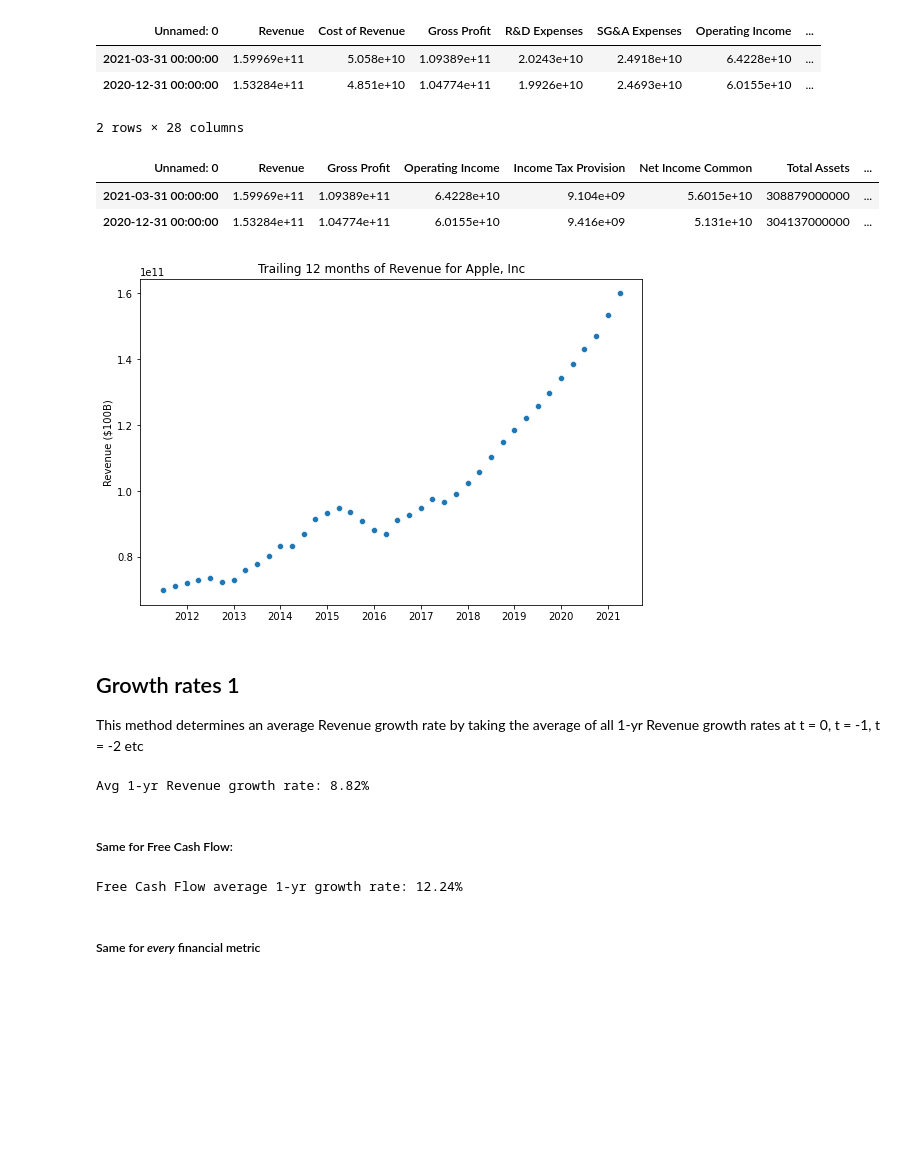
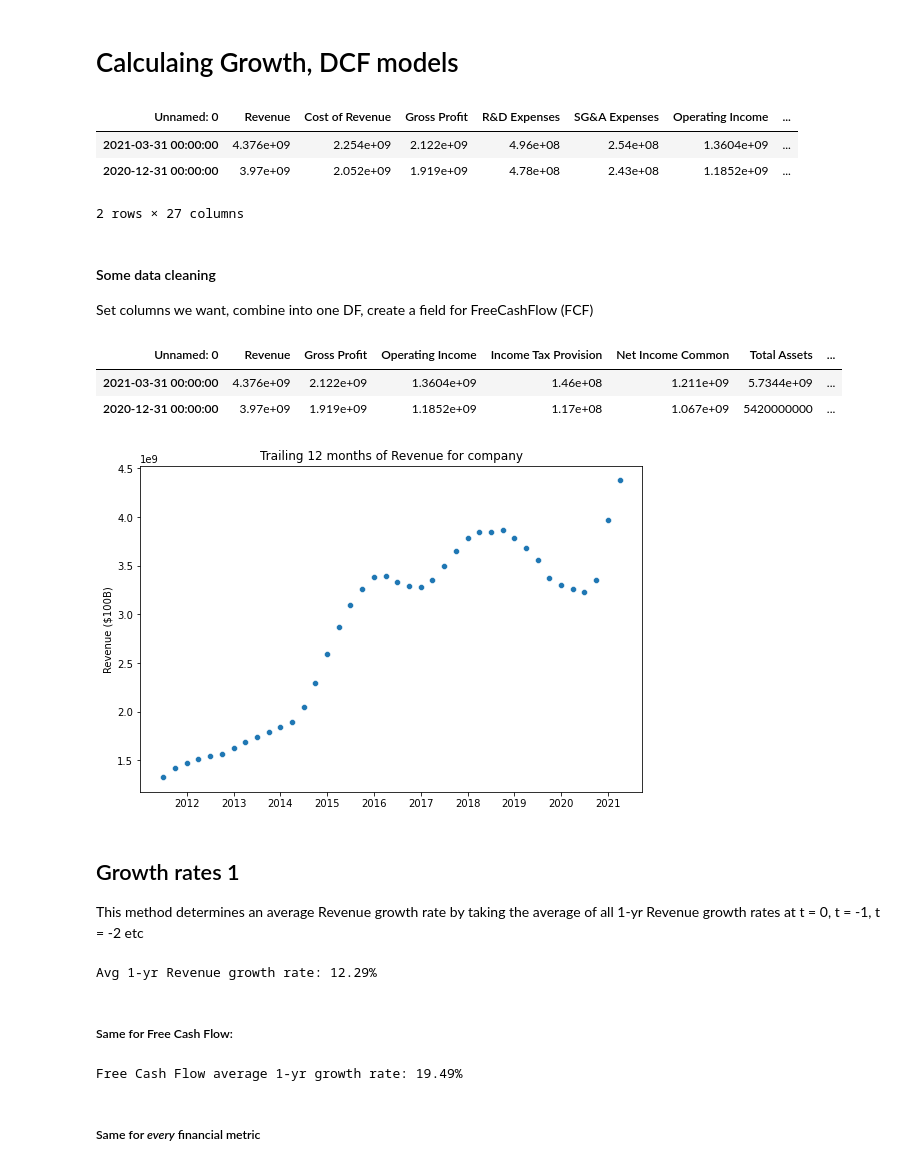
Before and after one commit to sfreagin/SEC_testing, a Jupyter notebook: growth_calcs.ipynb, the cells around one changed output. Drawn from its saved outputs; the diff is of its cells as text; code cells hidden in the pictures; blank space fills up the shorter version.

```diff
--- a/growth_calcs.ipynb
+++ b/growth_calcs.ipynb
@@ -1,14 +1,15 @@
+# %% [markdown]
+# Calculaing Growth, DCF models
 # %%
 import pandas as pd
 import numpy as np
 import matplotlib.pyplot as plt
 import seaborn as sns
 # %%
-#pull the income statement, balance sheet, and cash flow statement
-# as downloaded from stockrow.com
-ticker_inc_df = pd.read_excel(f'./Income/MSFT_inc.xlsx').T
-ticker_bal_df = pd.read_excel(f'./BalanceSheet/MSFT_bal.xlsx').T
-ticker_cfl_df = pd.read_excel(f'./CashFlow/MSFT_cashflow.xlsx').T
+#pull the income statement, balance sheet, and cash flow statement as downloaded from stockrow.com
+ticker_inc_df = pd.read_excel(f'./Income/SWKS_inc.xlsx').T
+ticker_bal_df = pd.read_excel(f'./BalanceSheet/SWKS_bal.xlsx').T
+ticker_cfl_df = pd.read_excel(f'./CashFlow/SWKS_cashflow.xlsx').T
 
 # change the first row to be the column headers
 ticker_inc_df.columns = ticker_inc_df.iloc[0]
@@ -23,14 +24,17 @@ ticker_cfl_df = ticker_cfl_df.iloc[1:]
 ticker_inc_df.head(2)
 # %% [output]
 | Unnamed: 0 | Revenue | Cost of Revenue | Gross Profit | R&D Expenses | SG&A Expenses | Operating Income | ... |
-| 2021-03-31 00:00:00 | 1.59969e+11 | 5.058e+10 | 1.09389e+11 | 2.0243e+10 | 2.4918e+10 | 6.4228e+10 | ... |
-| 2020-12-31 00:00:00 | 1.53284e+11 | 4.851e+10 | 1.04774e+11 | 1.9926e+10 | 2.4693e+10 | 6.0155e+10 | ... |
+| 2021-03-31 00:00:00 | 4.376e+09 | 2.254e+09 | 2.122e+09 | 4.96e+08 | 2.54e+08 | 1.3604e+09 | ... |
+| 2020-12-31 00:00:00 | 3.97e+09 | 2.052e+09 | 1.919e+09 | 4.78e+08 | 2.43e+08 | 1.1852e+09 | ... |
-2 rows × 28 columns
+2 rows × 27 columns
+# %% [markdown]
+#### Some data cleaning
+Set columns we want, combine into one DF, create a field for FreeCashFlow (FCF)
 # %%
 # these are the columns we're interested in
 inc_columns = ['Revenue','Gross Profit','Operating Income','Income Tax Provision', 'Net Income Common']
 bal_columns = ['Total Assets','Total current assets','Total liabilities','Total current liabilities',
-               'Shareholders Equity (Total)','Shares (Common)']
+               'Shareholders Equity (Total)']#,'Shares (Common)']
 cfl_columns = ['Dividends Paid (Common)','Capital expenditures','Operating Cash Flow']#,'Equity Repurchase (Common, Net)']
 
 # this will apply only the columns above to each of our financial statement DataFrames
@@ -47,16 +51,16 @@ ticker_df['FreeCashFlow'] = ticker_df['Operating Cash Flow'] - ticker_df['Capita
 ticker_df.head(2)
 # %% [output]
 | Unnamed: 0 | Revenue | Gross Profit | Operating Income | Income Tax Provision | Net Income Common | Total Assets | ... |
-| 2021-03-31 00:00:00 | 1.59969e+11 | 1.09389e+11 | 6.4228e+10 | 9.104e+09 | 5.6015e+10 | 308879000000 | ... |
-| 2020-12-31 00:00:00 | 1.53284e+11 | 1.04774e+11 | 6.0155e+10 | 9.416e+09 | 5.131e+10 | 304137000000 | ... |
+| 2021-03-31 00:00:00 | 4.376e+09 | 2.122e+09 | 1.3604e+09 | 1.46e+08 | 1.211e+09 | 5.7344e+09 | ... |
+| 2020-12-31 00:00:00 | 3.97e+09 | 1.919e+09 | 1.1852e+09 | 1.17e+08 | 1.067e+09 | 5420000000 | ... |
 # %%
 # TTM - Revenue
 plt.figure(figsize=(9,6))
 sns.scatterplot(x=ticker_df.index,y=ticker_df['Revenue'])
-plt.title('Trailing 12 months of Revenue for Apple, Inc')
+plt.title('Trailing 12 months of Revenue for company')
 plt.ylabel('Revenue ($100B)');
 # %% [output]
-[figure, old version]
+[figure, new version]
 # %% [markdown]
 ## Growth rates 1
 This method determines an average Revenue growth rate by taking the average of all 1-yr Revenue growth rates at t = 0, t = -1, t = -2 etc
@@ -67,7 +71,7 @@ rev_growth_list = [((ticker_df['Revenue'][i] - ticker_df['Revenue'][i+4]) / tick
 
 print(f"Avg 1-yr Revenue growth rate: {round(sum(rev_growth_list)/len(rev_growth_list)*100,2)}%")
 # %% [output]
-Avg 1-yr Revenue growth rate: 8.82%
+Avg 1-yr Revenue growth rate: 12.29%
 # %% [markdown]
 ##### Same for Free Cash Flow:
 # %%
@@ -75,10 +79,10 @@ Avg 1-yr Revenue growth rate: 8.82%
 fcf_growth_list1 = [((ticker_df['FreeCashFlow'][i] - ticker_df['FreeCashFlow'][i+4]) / ticker_df['FreeCashFlow'][i+4])
                    for i in range(0,len(ticker_df['FreeCashFlow'])-4)]
 
-fcf_growth_rate1 = sum(fcf_growth_list1)/len(fcf_growth_list)
+fcf_growth_rate1 = sum(fcf_growth_list1)/len(fcf_growth_list1)
 print(f"Free Cash Flow average 1-yr growth rate: {round(fcf_growth_rate1*100,2)}%")
 # %% [output]
-Free Cash Flow average 1-yr growth rate: 12.24%
+Free Cash Flow average 1-yr growth rate: 19.49%
 # %% [markdown]
 ##### Same for *every* financial metric
 # %%
```
Also changed, not shown: parts of 10 cells of this notebook.
